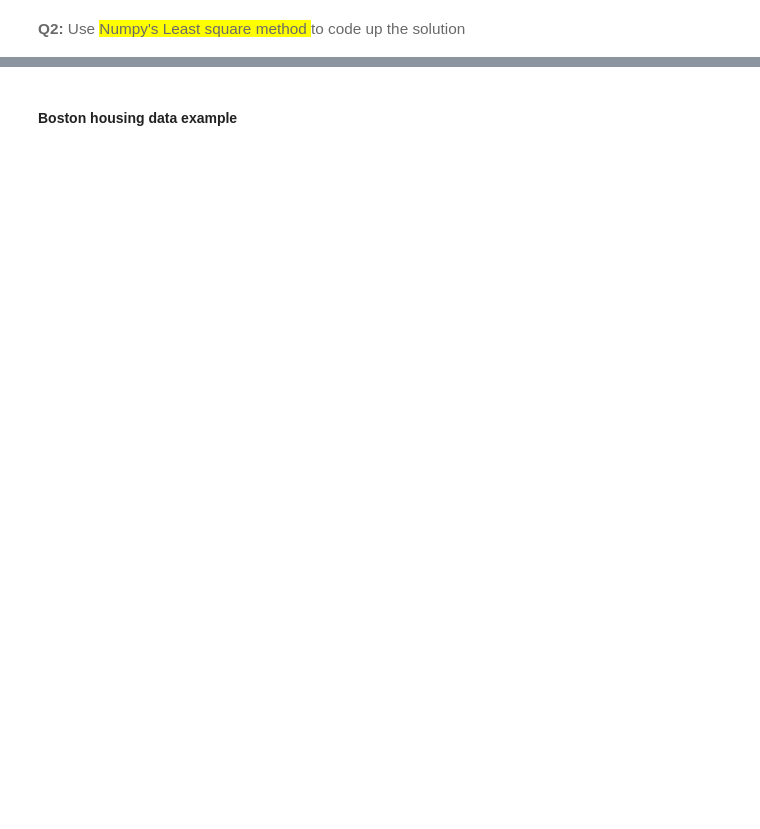
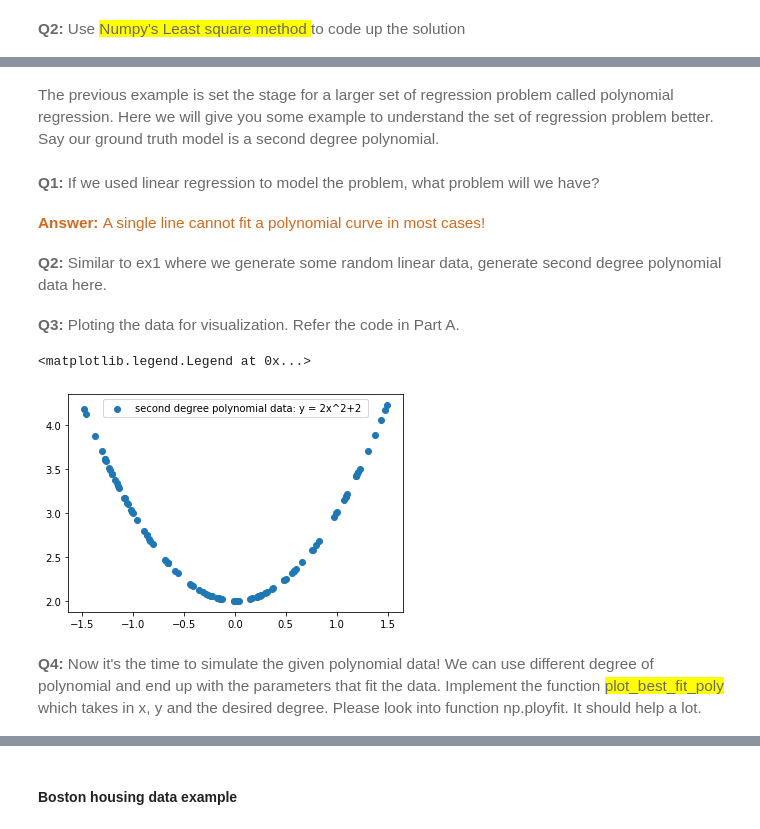
Before and after one commit to OscarXZQ/BaggingTutorial, a Jupyter notebook: Bagging_code_solution.ipynb, the cells around one changed output, grey strips where cells are left out. Cells and saved outputs as stored; diff of their text form; code cells hidden in the pictures; blank space fills up the shorter version.

```diff
--- a/Bagging_code_solution.ipynb
+++ b/Bagging_code_solution.ipynb
@@ -171,2 +125,0 @@ Now, try using polynial of degree 3,5,10 to model the second degree polynomial e
-# %%
-plot_best_fit_poly(x_s, y_s,3)
@@ -186,4 +125,0 @@ y_with_error = np.add(y_s,errors)
-# %%
-"""Compare the ground truth and the classifier we get with the noisy data"""
-for i in range(1,17,3):
-    plot_best_fit_poly(x_s, y_with_error,i)
@@ -196,7 +125,0 @@ In Week 2, we have learned about bias-variance decomposition. We learned about v
-# %%
-"""Ground Truth Function y = x + sin(1.5x), observed data y_obs = x + sin(1.5) + N(0,1)"""
-x_obs, y_obs = [],[]
-for i in range(100):
-    x = random.random() * 4 - 2
-    x_obs.append(x)
-    y_obs.append(x+ np.sin(1.5*x)+random.gauss(0,0.5))
@@ -257,0 +140,39 @@ def bias_variance_demo(degree):
+# %% [markdown]
+<span style="font-family:Georgia; font-size:11.5pt; color: dimgray; line-height:1.5">
+    The previous example is set the stage for a larger set of regression problem called polynomial regression. Here we will give you some example to understand the set of regression problem better. Say our ground truth model is a second degree polynomial.  <br>
+    <br>
+<b>Q1:</b> If we used linear regression to model the problem, what problem will we have?
+# %% [markdown]
+<span style="font-family:Georgia; font-size:11.5pt; color:chocolate; line-height:1.5">
+  <b> Answer: </b>  A single line cannot fit a polynomial curve in most cases!
+# %% [markdown]
+<span style="font-family:Georgia; font-size:11.5pt; color: dimgray; line-height:1.5">
+<b>Q2:</b> Similar to ex1 where we generate some random linear data, generate second degree polynomial data here.
+# %%
+# Generate 100 points along a pre-defined polynomial
+# let the x range be from -3 to 0.
+def gen_poly2_data(a, b, c):
+    x_s, y_s = [], []
+    ### Start ###
+    for i in range(100):
+        x = 3 * random.random() - 1.5
+        x_s.append(x)
+        y_s.append(x**a + b*x +c)
+    ### End ###
+    return x_s, y_s
+# %% [markdown]
+<span style="font-family:Georgia; font-size:11.5pt; color: dimgray; line-height:1.5">
+<b>Q3:</b> Ploting the data for visualization. Refer the code in Part A.
+# %%
+### Start ###
+x_poly2, y_poly2 = gen_poly2_data(2, 0, 2)
+x_poly2 = np.array(x_poly2)
+plt.scatter(x_poly2,y_poly2, label = 'second degree polynomial data: y = 2x^2+2 ')
+plt.legend(loc = 'upper center')
+### End ###
+# %% [output]
+<matplotlib.legend.Legend at 0x...>
+[figure, added]
+# %% [markdown]
+<span style="font-family:Georgia; font-size:11.5pt; color: dimgray; line-height:1.5">
+<b>Q4:</b> Now it's the time to simulate the given polynomial data! We can use different degree of polynomial and end up with the parameters that fit the data. Implement the function <span style='background :yellow' > plot_best_fit_poly </span>which takes in x, y and the desired degree. Please look into function np.ployfit. It should help a lot.
```
Also changed, not shown: parts of 106 cells of this notebook.
